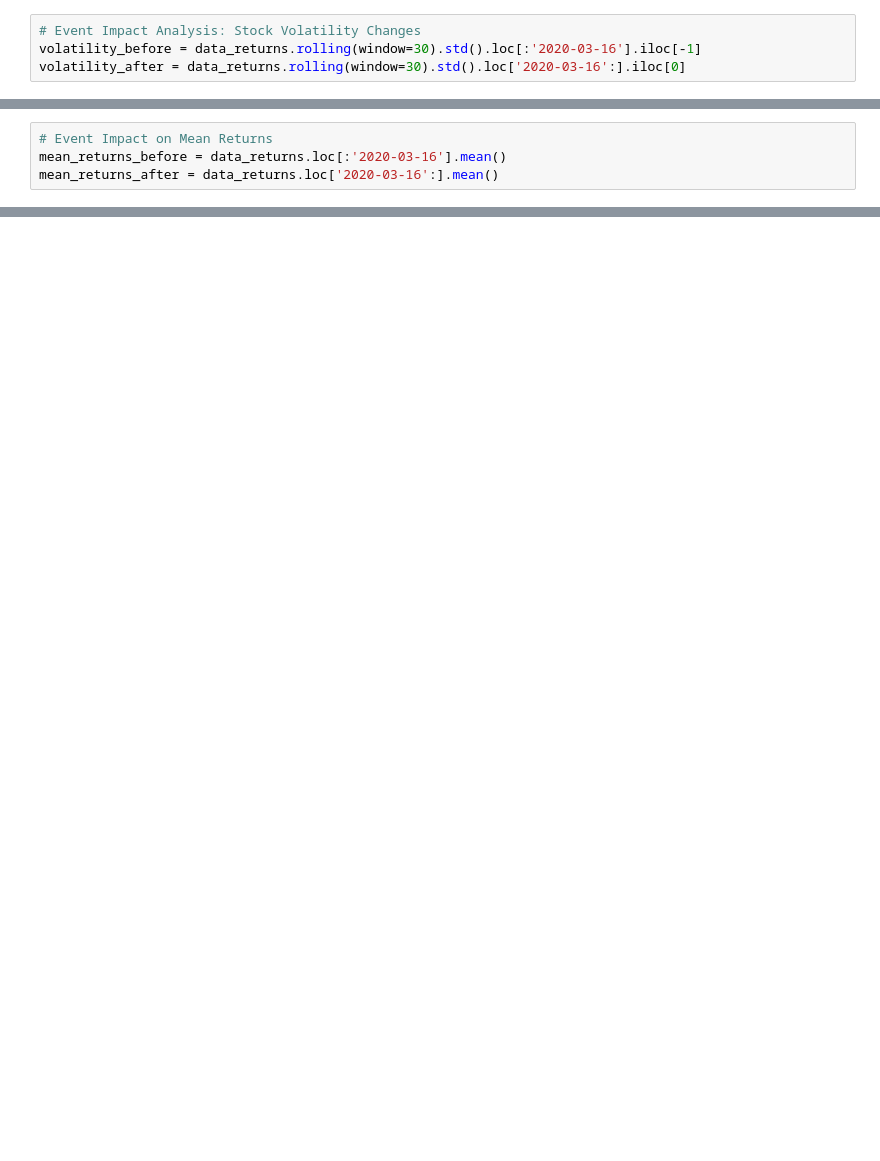
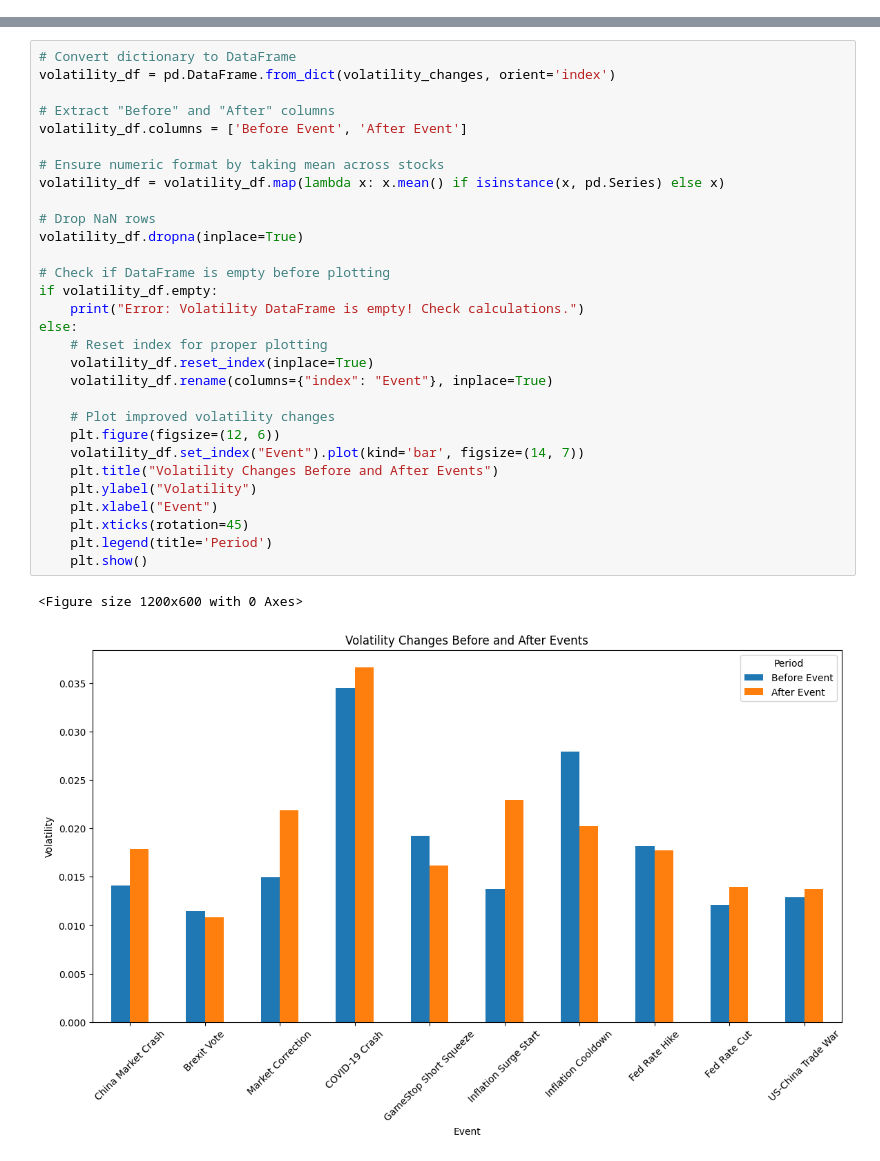
Before and after one commit to JahnaviPatel84/Stock-Analysis-Anomaly-Detection-and-Event-Impact, a Jupyter notebook: 3_Event_Based_Analysis.ipynb, the cells around one changed output, grey strips where cells are left out. Drawn from its saved outputs; the diff is of its cells as text; blank space fills up the shorter version.

```diff
--- a/3_Event_Based_Analysis.ipynb
+++ b/3_Event_Based_Analysis.ipynb
@@ -96,4 +70,0 @@ XOM     0.647863  0.678508  1.000000  0.809707
-# %%
-# Event Impact Analysis: Stock Volatility Changes
-volatility_before = data_returns.rolling(window=30).std().loc[:'2020-03-16'].iloc[-1]
-volatility_after = data_returns.rolling(window=30).std().loc['2020-03-16':].iloc[0]
@@ -122,4 +70,0 @@ Name: 2020-03-16 00:00:00, dtype: float64
-# %%
-# Event Impact on Mean Returns
-mean_returns_before = data_returns.loc[:'2020-03-16'].mean()
-mean_returns_after = data_returns.loc['2020-03-16':].mean()
@@ -162,0 +163,33 @@ Date
+# %%
+# Convert dictionary to DataFrame
+volatility_df = pd.DataFrame.from_dict(volatility_changes, orient='index')
+
+# Extract "Before" and "After" columns
+volatility_df.columns = ['Before Event', 'After Event']
+
+# Ensure numeric format by taking mean across stocks
+volatility_df = volatility_df.map(lambda x: x.mean() if isinstance(x, pd.Series) else x)
+
+# Drop NaN rows
+volatility_df.dropna(inplace=True)
+
+# Check if DataFrame is empty before plotting
+if volatility_df.empty:
+    print("Error: Volatility DataFrame is empty! Check calculations.")
+else:
+    # Reset index for proper plotting
+    volatility_df.reset_index(inplace=True)
+    volatility_df.rename(columns={"index": "Event"}, inplace=True)
+
+    # Plot improved volatility changes
+    plt.figure(figsize=(12, 6))
+    volatility_df.set_index("Event").plot(kind='bar', figsize=(14, 7))
+    plt.title("Volatility Changes Before and After Events")
+    plt.ylabel("Volatility")
+    plt.xlabel("Event")
+    plt.xticks(rotation=45)
+    plt.legend(title='Period')
+    plt.show()
+# %% [output]
+<Figure size 1200x600 with 0 Axes>
+[figure, added]
```
Also changed, not shown: parts of 24 cells of this notebook.
